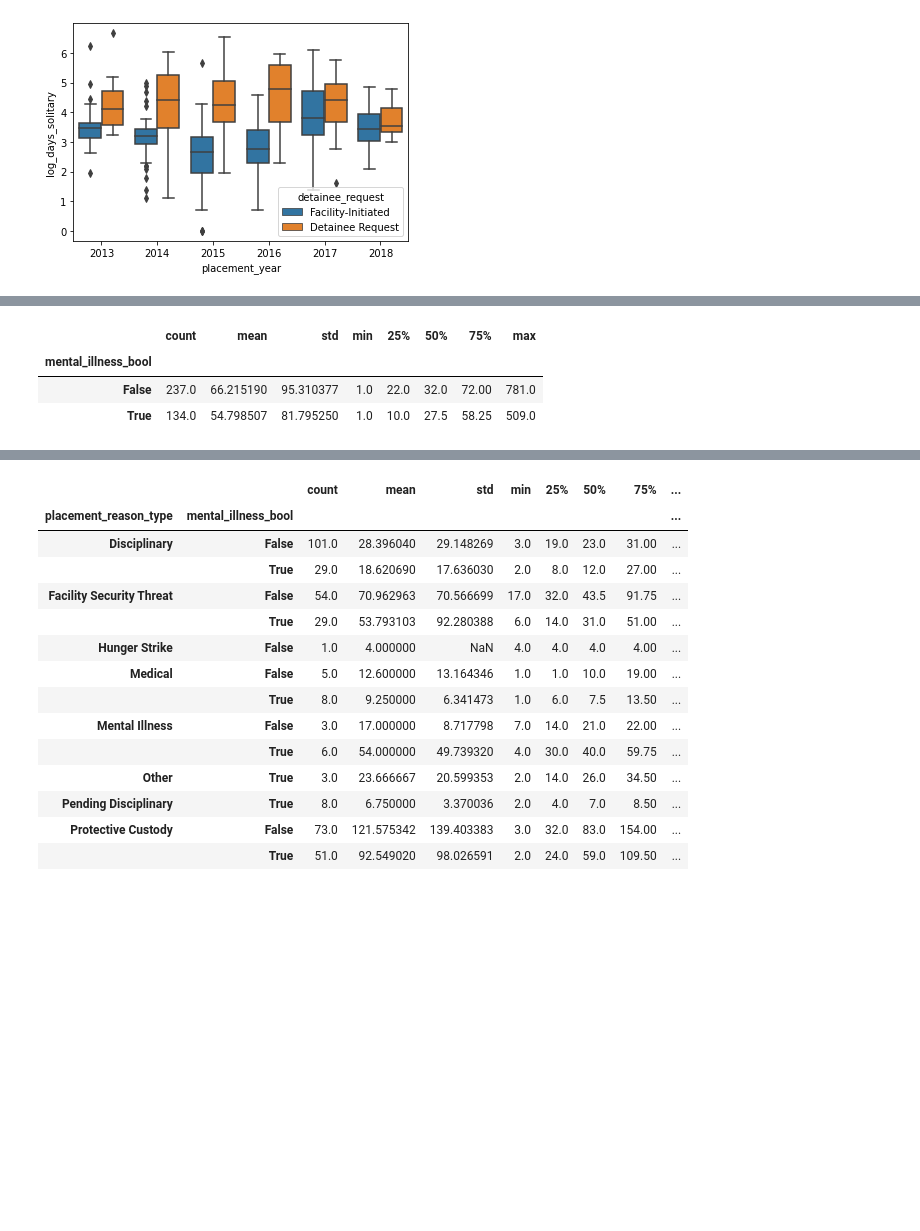
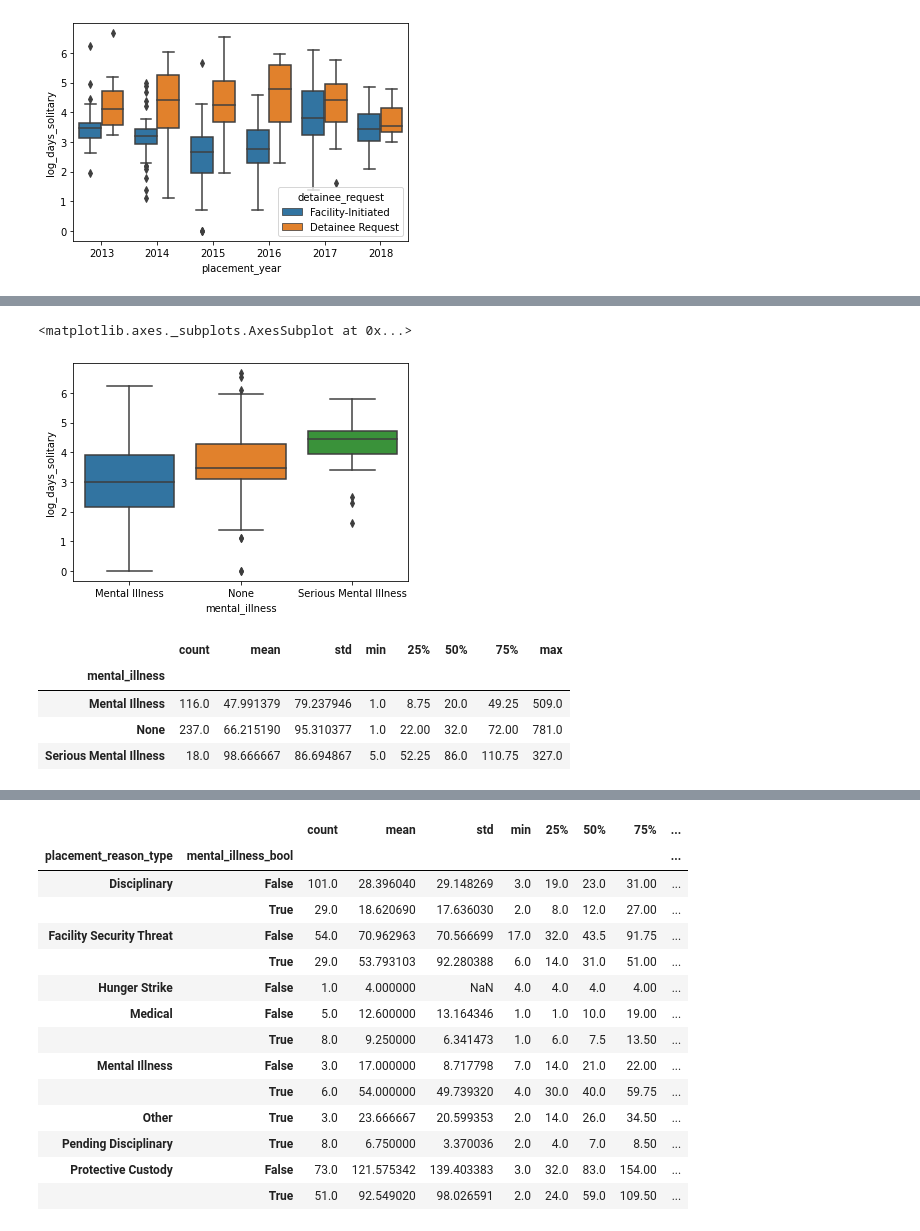
Before and after one commit to UWCHR/nwdc-seg, a Jupyter notebook: analyze/note/NWDC-analyze.ipynb, the cells around one changed output, grey strips where cells are left out. Drawn from its saved outputs; the diff is of its cells as text; code cells hidden in the pictures; blank space fills up the shorter version.

```diff
--- a/analyze/note/NWDC-analyze.ipynb
+++ b/analyze/note/NWDC-analyze.ipynb
@@ -711,7 +716,13 @@ sns.boxplot(x='placement_year',y='log_days_solitary',data=df,hue='mental_illness
+# %%
+sns.boxplot(x='mental_illness',y='log_days_solitary',data=df)
+# %% [output]
+<matplotlib.axes._subplots.AxesSubplot at 0x...>
+[figure, added]
 # %%
-df.groupby(['mental_illness_bool'])['days_solitary'].describe()
+df.set_index('placement_date').groupby(['mental_illness'])['days_solitary'].describe()
 # %% [output]
 |  | count | mean | std | min | 25% | 50% | 75% | max |
-| mental_illness_bool |  |  |  |  |  |  |  |  |
-| False | 237.0 | 66.215190 | 95.310377 | 1.0 | 22.0 | 32.0 | 72.00 | 781.0 |
-| True | 134.0 | 54.798507 | 81.795250 | 1.0 | 10.0 | 27.5 | 58.25 | 509.0 |
+| mental_illness |  |  |  |  |  |  |  |  |
+| Mental Illness | 116.0 | 47.991379 | 79.237946 | 1.0 | 8.75 | 20.0 | 49.25 | 509.0 |
+| None | 237.0 | 66.215190 | 95.310377 | 1.0 | 22.00 | 32.0 | 72.00 | 781.0 |
+| Serious Mental Illness | 18.0 | 98.666667 | 86.694867 | 5.0 | 52.25 | 86.0 | 110.75 | 327.0 |
```
Also changed, not shown: parts of 13 cells of this notebook.
